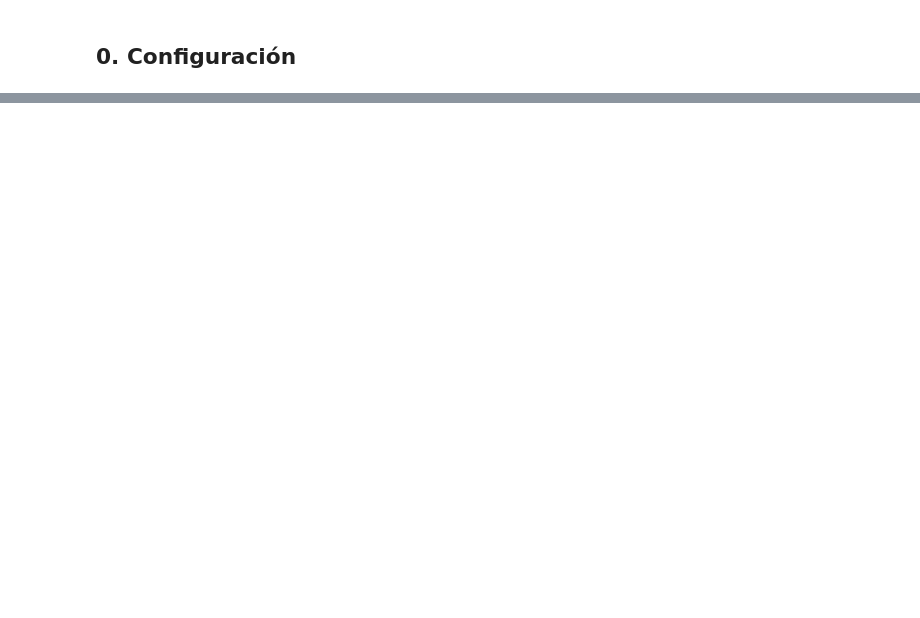
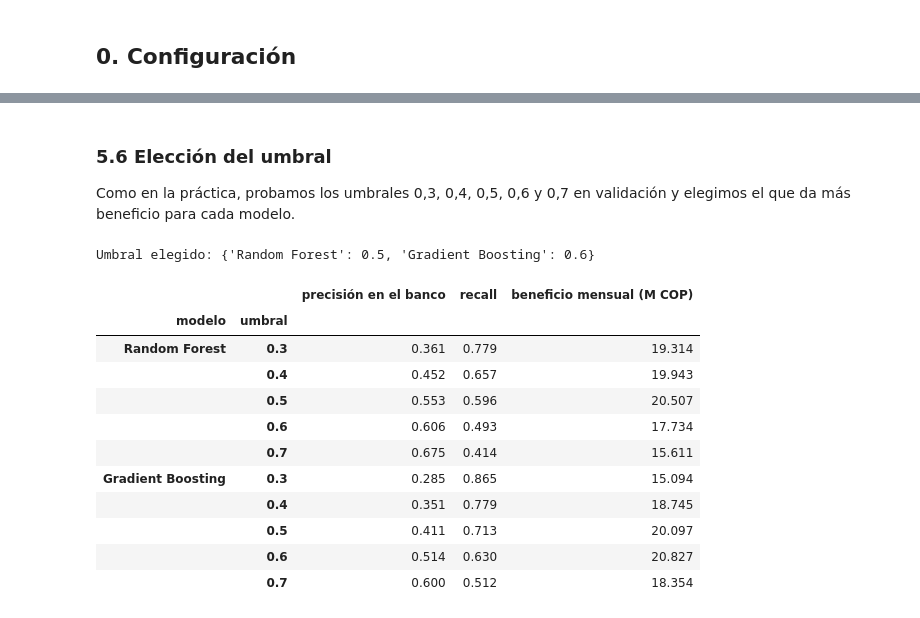
Before and after one commit to linamu24/CienciaDatosTaller2, a Jupyter notebook: 03_generacion_valor.ipynb, the cells around one changed output, grey strips where cells are left out. Drawn from its saved outputs; the diff is of its cells as text; code cells hidden in the pictures; blank space fills up the shorter version.

```diff
--- a/03_generacion_valor.ipynb
+++ b/03_generacion_valor.ipynb
@@ -719,0 +293,41 @@ pd.Series({
+# %% [markdown]
+### 5.6 Elección del umbral
+
+Como en la práctica, probamos los umbrales 0,3, 0,4, 0,5, 0,6 y 0,7 en validación y elegimos el que da más beneficio para cada modelo.
+# %%
+UMBRALES = [0.3, 0.4, 0.5, 0.6, 0.7]
+
+filas = []
+umbral_elegido = {}
+for nombre in modelos:
+    mejor = -np.inf
+    for umbral in UMBRALES:
+        recall, fall_out = tasas(y_val, prob_val[nombre], umbral)
+        beneficio = beneficio_mensual(recall, fall_out)
+        filas.append({
+            "modelo": nombre,
+            "umbral": umbral,
+            "precisión en el banco": precision_banco(recall, fall_out),
+            "recall": recall,
+            "beneficio mensual (M COP)": beneficio / 1e6,
+        })
+        if beneficio > mejor:
+            mejor = beneficio
+            umbral_elegido[nombre] = umbral
+
+print("Umbral elegido:", umbral_elegido)
+pd.DataFrame(filas).set_index(["modelo", "umbral"]).round(3)
+# %% [output]
+Umbral elegido: {'Random Forest': 0.5, 'Gradient Boosting': 0.6}
+|  |  | precisión en el banco | recall | beneficio mensual (M COP) |
+| modelo | umbral |  |  |  |
+| Random Forest | 0.3 | 0.361 | 0.779 | 19.314 |
+|  | 0.4 | 0.452 | 0.657 | 19.943 |
+|  | 0.5 | 0.553 | 0.596 | 20.507 |
+|  | 0.6 | 0.606 | 0.493 | 17.734 |
+|  | 0.7 | 0.675 | 0.414 | 15.611 |
+| Gradient Boosting | 0.3 | 0.285 | 0.865 | 15.094 |
+|  | 0.4 | 0.351 | 0.779 | 18.745 |
+|  | 0.5 | 0.411 | 0.713 | 20.097 |
+|  | 0.6 | 0.514 | 0.630 | 20.827 |
+|  | 0.7 | 0.600 | 0.512 | 18.354 |
```
Also changed, not shown: parts of 69 cells of this notebook, 3 other files.
